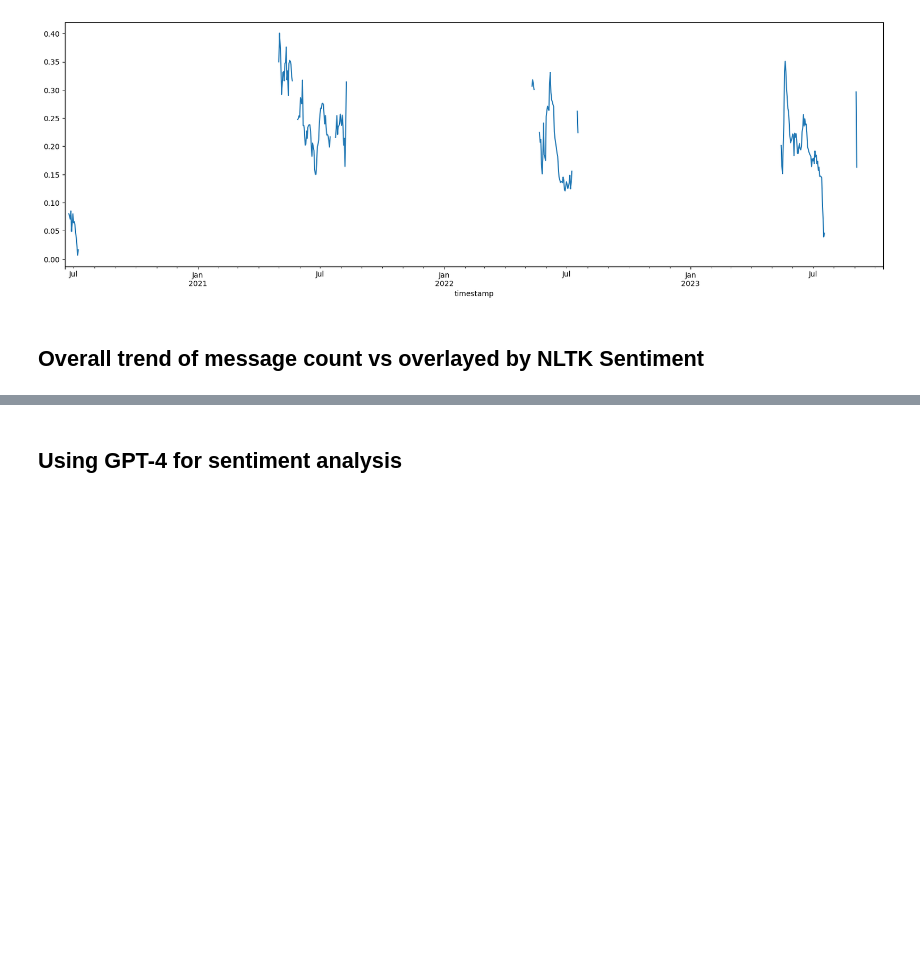
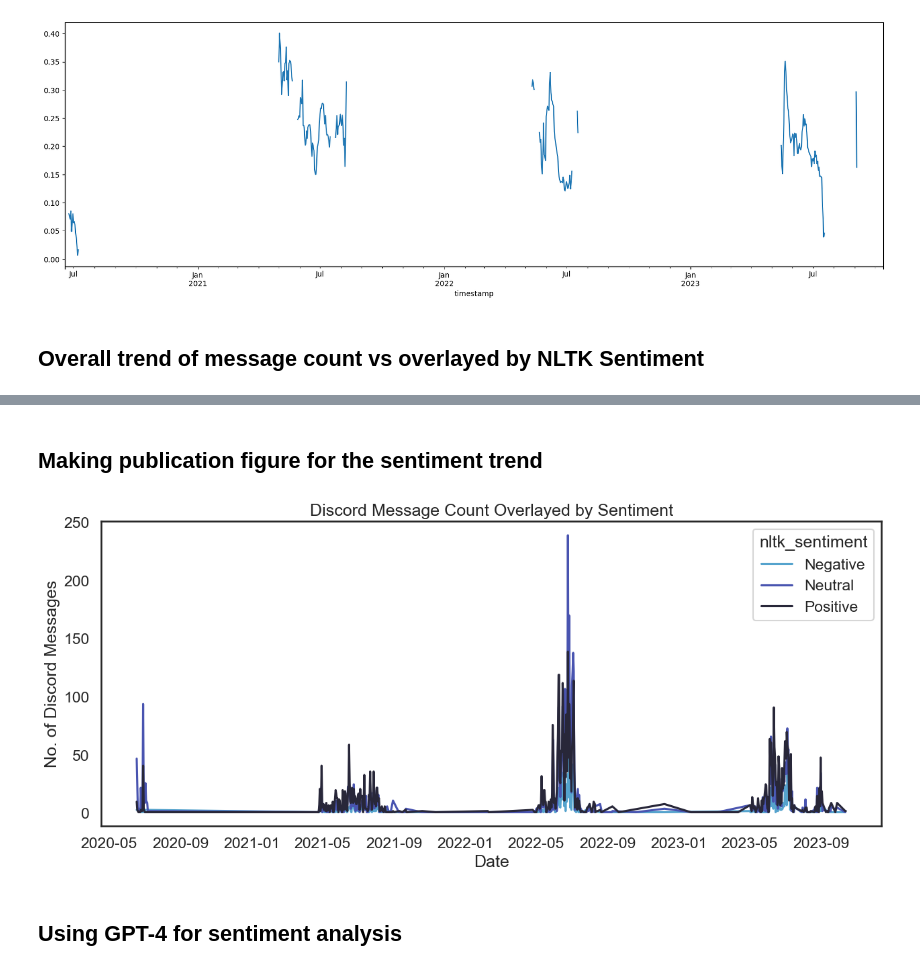
Before and after one commit to iot-lnu/Research-DiscordAnalysis, a Jupyter notebook: Discord-AI.ipynb, the cells around one changed output, grey strips where cells are left out. Cells and saved outputs as stored; diff of their text form; code cells hidden in the pictures; blank space fills up the shorter version.

```diff
--- a/Discord-AI.ipynb
+++ b/Discord-AI.ipynb
@@ -199,3 +213,28 @@ plt.tight_layout()
+# %% [markdown]
+## Making publication figure for the sentiment trend
+# %%
+# Set the seaborn context to have larger labels and lines
+sns.set_theme(style="white", palette=None)
+sns.set_context("talk")
+sns.set_palette('icefire')
+# Grouping df_messages by date and sentiment and counting the records
+df_grouped_date_sentiment = df_messages.groupby(by=["date_only", "nltk_sentiment"], as_index=False).count()
+df_grouped_date_sentiment = df_grouped_date_sentiment[["date_only", "nltk_sentiment", "message"]]
+
+# Generating the plot
+plt.figure(figsize=(13, 6))
+sns.lineplot(data=df_grouped_date_sentiment, x="date_only", y="message", hue="nltk_sentiment", legend="full")
+plt.ylabel("No. of Discord Messages")
+plt.xlabel("Date")
+plt.title("Discord Message Count Overlayed by Sentiment")
+
+# Tight layout
+plt.tight_layout()
+
+# Save as pdf
+plt.savefig("figures/sentiment_trend.pdf")
+# %% [output]
+[figure, added]
 # %% [markdown]
 ## Using GPT-4 for sentiment analysis
 # %% [markdown]
```
Also changed, not shown: parts of 12 cells of this notebook.
